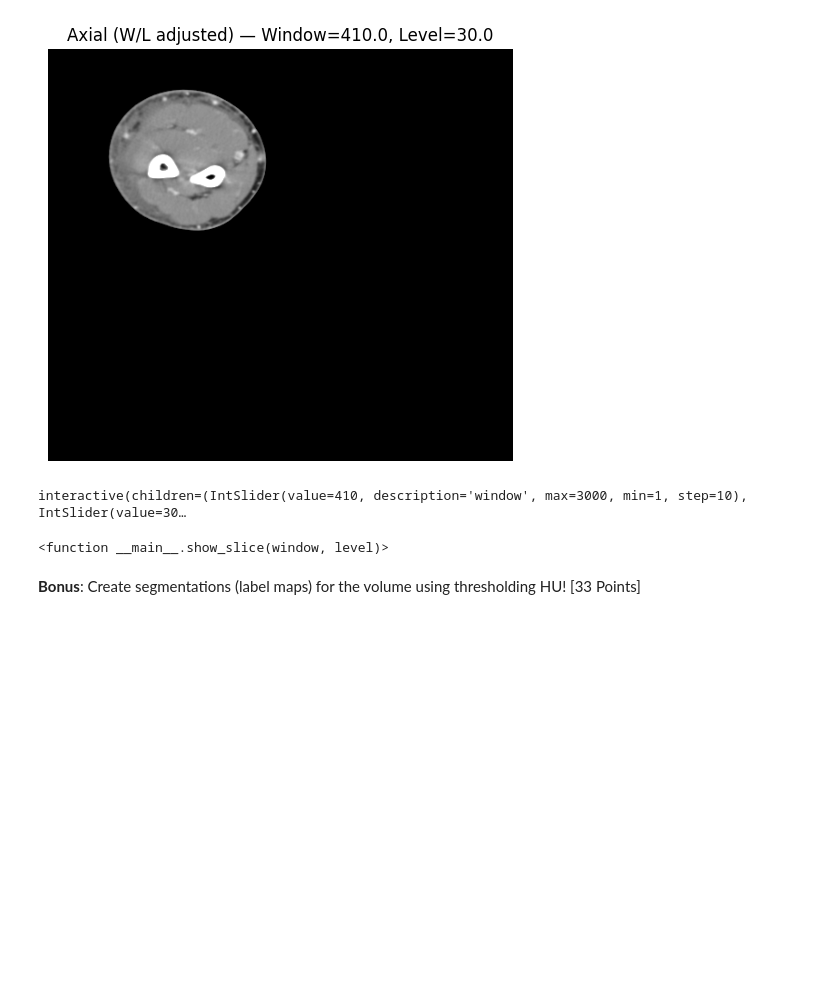
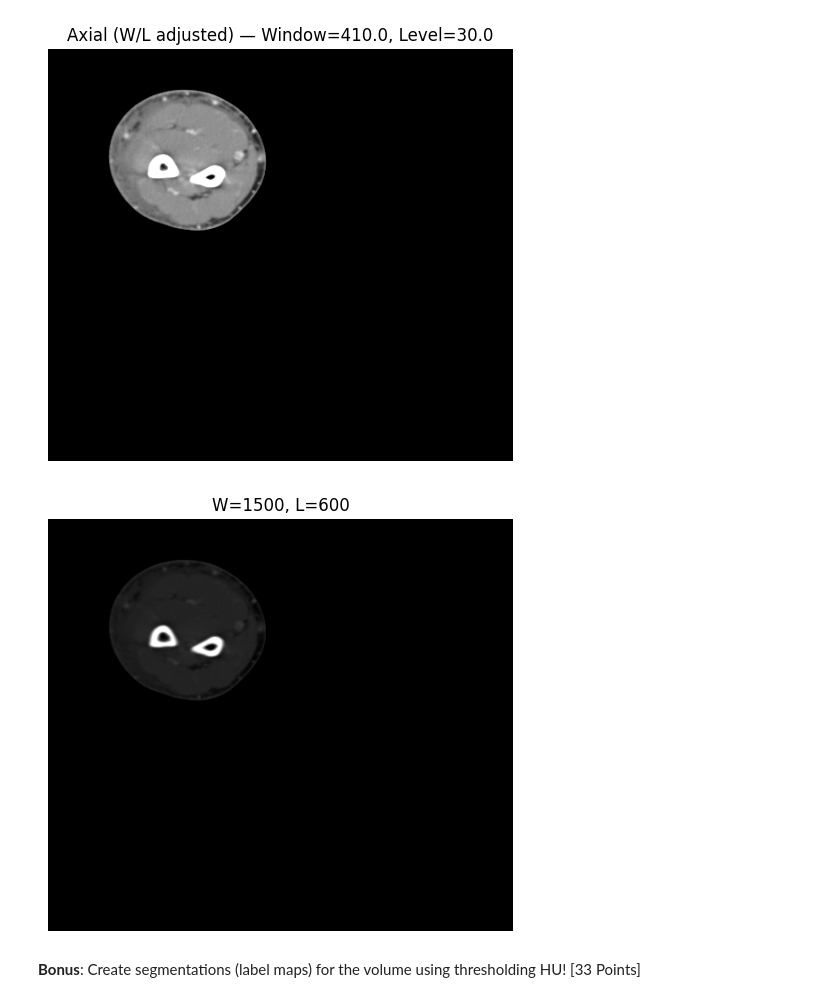
Before and after one commit to Dragphan/cs666student, a Jupyter notebook: CS666_Assignment_6.ipynb, the cells around one changed output. Saved outputs shown, nothing was run; the diff lists cells and outputs as text; code cells hidden in the pictures; blank space fills up the shorter version.

Commit message:
assignment 6 changed interactive slider to still image

```diff
--- a/CS666_Assignment_6.ipynb
+++ b/CS666_Assignment_6.ipynb
@@ -178,22 +178,19 @@ vmin: -175.0, vmax: 235.0
 # %%
 from ipywidgets import interact, IntSlider
 
 mid = ct_volume.shape[0] // 2
 hu_slice = ct_volume[mid, :, :] + rescale
 
 def show_slice(window, level):
     plt.figure(figsize=(6, 6))
     plt.imshow(hu_slice, cmap='gray', vmin=level - window/2, vmax=level + window/2)
     plt.title(f'W={window}, L={level}')
     plt.axis('off')
     plt.show()
 
-interact(show_slice,
-         window=IntSlider(min=1, max=3000, step=10, value=int(window)),
-         level=IntSlider(min=-1000, max=1000, step=10, value=int(level)))
+show_slice(1500, 600)
 # %% [output]
-interactive(children=(IntSlider(value=410, description='window', max=3000, min=1, step=10), IntSlider(value=30…
-<function __main__.show_slice(window, level)>
+[figure, added]
 # %%
 # Which values make sense and why?
 # %%
```
